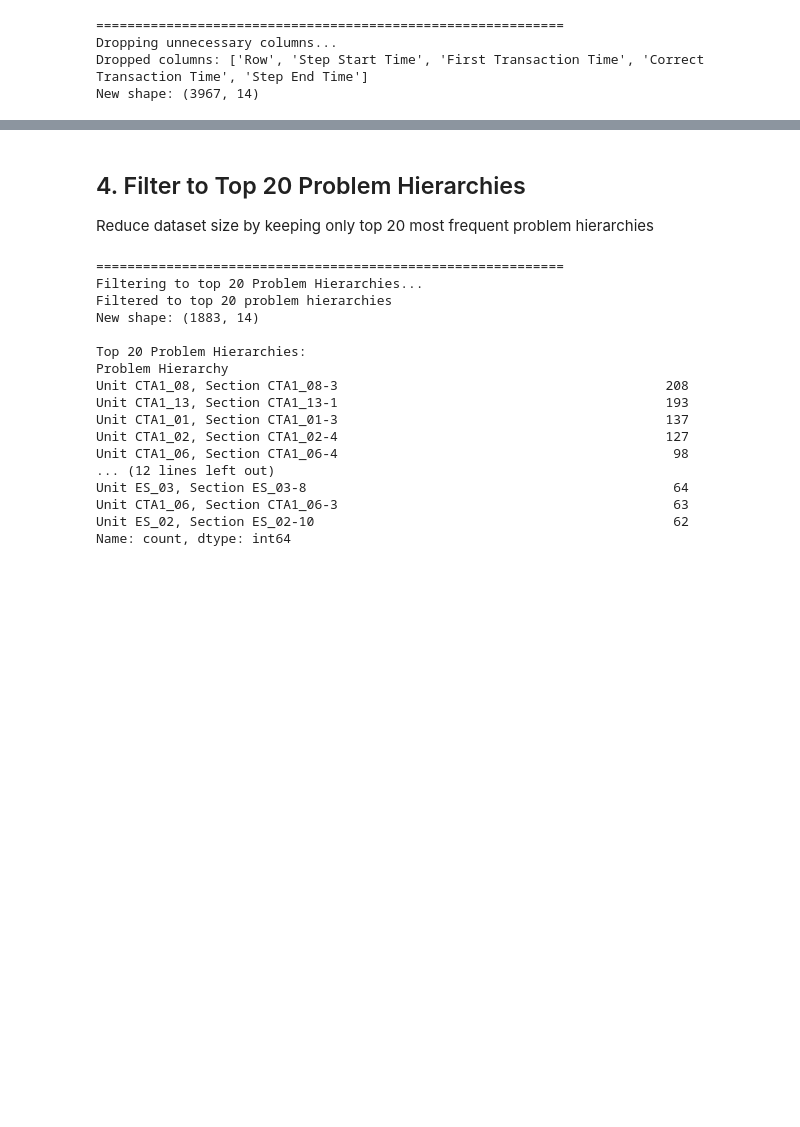
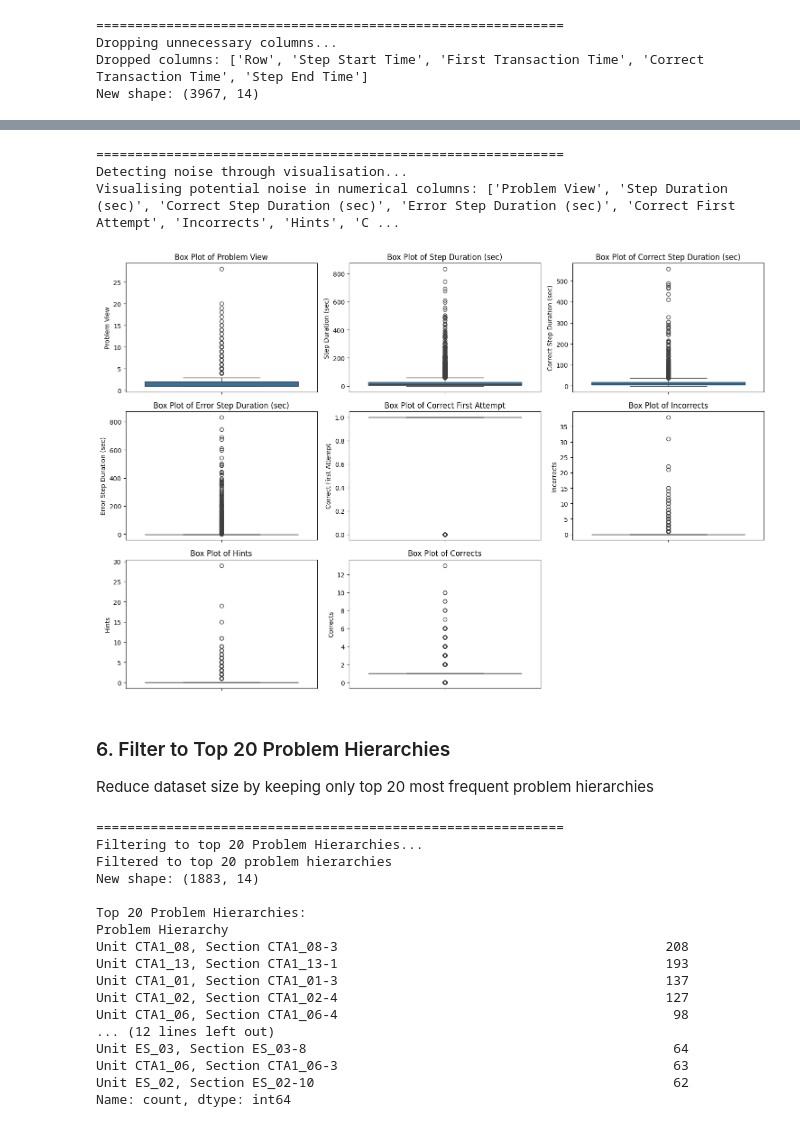
Before and after one commit to BlockchainDlamini/COS781_Data_Mining_Project, a Jupyter notebook: preprocessing.ipynb, the cells around one changed output, grey strips where cells are left out. Drawn from its saved outputs; the diff is of its cells as text; code cells hidden in the pictures; blank space fills up the shorter version.

Commit message:
Added additional preprocessing steps

```diff
--- a/preprocessing.ipynb
+++ b/preprocessing.ipynb
@@ -111,5 +161,41 @@ New shape: (3967, 14)
+# %%
+print("\n" + "="*60)
+print("Detecting noise through visualisation...")
+
+# Select numerical columns for visualization (excluding binary/dummy variables)
+numerical_cols = df.select_dtypes(include=np.number).columns.tolist()
+
+# Exclude binary columns created from KC and Opportunity (assuming they start with 'KC_' or 'Opp_')
+numerical_cols = [col for col in numerical_cols if not col.startswith('KC_') and not col.startswith('Opp_')]
+
+# Exclude binned columns
+numerical_cols = [col for col in numerical_cols if '_Binned' not in col]
+
+# Exclude student ID and other non-numeric/non-binned columns
+exclude_cols = ['Anon Student Id', 'Problem View', 'Step Duration (sec)',
+                'Correct Step Duration (sec)', 'Error Step Duration (sec)',
+                'Correct First Attempt', 'Incorrects', 'Hints', 'Corrects',
+                'Engagement_Level']
+numerical_cols = [col for col in numerical_cols if col in exclude_cols]
+
+
+print(f"Visualising potential noise in numerical columns: {numerical_cols}")
+
+# Create box plots for numerical columns
+plt.figure(figsize=(15, 10))
+for i, col in enumerate(numerical_cols):
+    plt.subplot(3, 3, i + 1)
+    sns.boxplot(y=df[col])
+    plt.title(f'Box Plot of {col}')
+plt.tight_layout()
+plt.show()
+# %% [output]
+============================================================
+Detecting noise through visualisation...
+Visualising potential noise in numerical columns: ['Problem View', 'Step Duration (sec)', 'Correct Step Duration (sec)', 'Error Step Duration (sec)', 'Correct First Attempt', 'Incorrects', 'Hints', 'C ...
+[figure, added]
 # %% [markdown]
-## 4. Filter to Top 20 Problem Hierarchies
+### 6. Filter to Top 20 Problem Hierarchies
 Reduce dataset size by keeping only top 20 most frequent problem hierarchies
 # %%
 print("\n" + "="*60)
```
Also changed, not shown: parts of 14 cells of this notebook.
